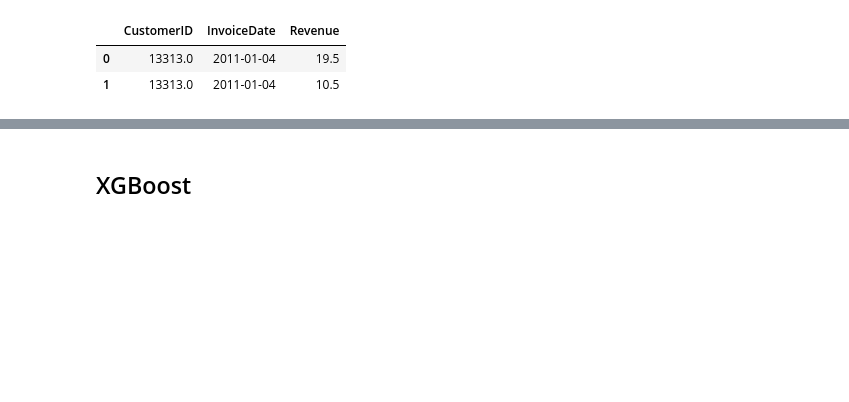
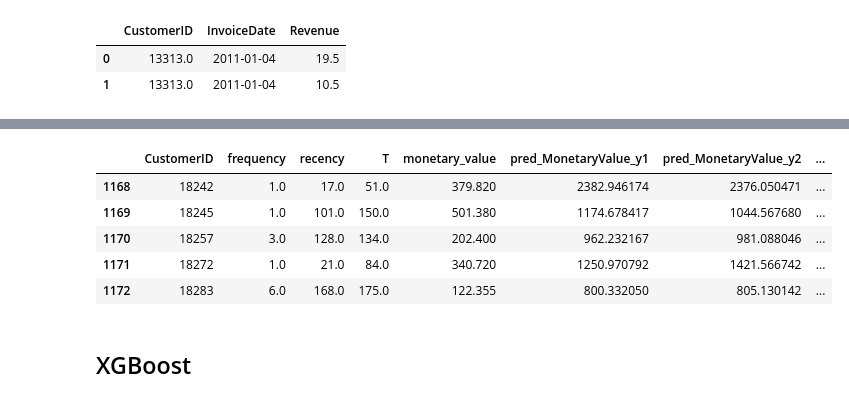
Before and after one commit to vubanc/AWS_DeployedCLVPredictor, a Jupyter notebook: AWS_DeployedCLVPredictor.ipynb, the cells around one changed output, grey strips where cells are left out. Saved outputs shown, nothing was run; the diff lists cells and outputs as text; code cells hidden in the pictures; blank space fills up the shorter version.

```diff
--- a/AWS_DeployedCLVPredictor.ipynb
+++ b/AWS_DeployedCLVPredictor.ipynb
@@ -132,12 +148,3 @@ ggf.fit(summary["frequency"], summary["monetary_value"])
-# %%
-summary["pred_MonetaryValue_y"] = ggf.customer_lifetime_value(bgf,
-                                                             summary["frequency"],
-                                                             summary["recency"],
-                                                             summary["T"],
-                                                             summary["monetary_value"],
-                                                             time = 6,
-                                                             freq = "D",
-                                                             discount_rate = 0.001)
 # %%
 df2_transactions = wr.s3.read_csv(f"s3://{bucket}/data/transactions/transactions2")
 df2_transactions = df2_transactions.groupby("CustomerID", as_index=False)["Revenue"].sum()
@@ -161 +159,13 @@ summary.tail(2)
+# %%
+summary["pred_MonetaryValue_y1"] = ggf.customer_lifetime_value(bgf,
+                                                              summary["frequency"],
+                                                              summary["recency"],
+                                                              summary["T"],
+                                                              summary.monetary_value,
+                                                              time=6,
+                                                              freq="D",
+                                                              discount_rate = 0.01)
+# %%
+summary["pred_MonetaryValue_y2"] = summary.expected_num_purchases * summary.expected_revenue
+summary = summary[["CustomerID", "frequency", "recency","T","monetary_value", "pred_MonetaryValue_y1", "pred_MonetaryValue_y2", "MonetaryValue_y"]]
 # %%
@@ -167,3 +176,12 @@ R-squared value for the beta-geometric/negative-binomial and gamma-gamma model:
+# %%
+summary.tail()
+# %% [output]
+|  | CustomerID | frequency | recency | T | monetary_value | pred_MonetaryValue_y1 | pred_MonetaryValue_y2 | ... |
+| 1168 | 18242 | 1.0 | 17.0 | 51.0 | 379.820 | 2382.946174 | 2376.050471 | ... |
+| 1169 | 18245 | 1.0 | 101.0 | 150.0 | 501.380 | 1174.678417 | 1044.567680 | ... |
+| 1170 | 18257 | 3.0 | 128.0 | 134.0 | 202.400 | 962.232167 | 981.088046 | ... |
+| 1171 | 18272 | 1.0 | 21.0 | 84.0 | 340.720 | 1250.970792 | 1421.566742 | ... |
+| 1172 | 18283 | 6.0 | 168.0 | 175.0 | 122.355 | 800.332050 | 805.130142 | ... |
 # %% [markdown]
 ## XGBoost
 # %%
```
Also changed, not shown: parts of 12 cells of this notebook.
